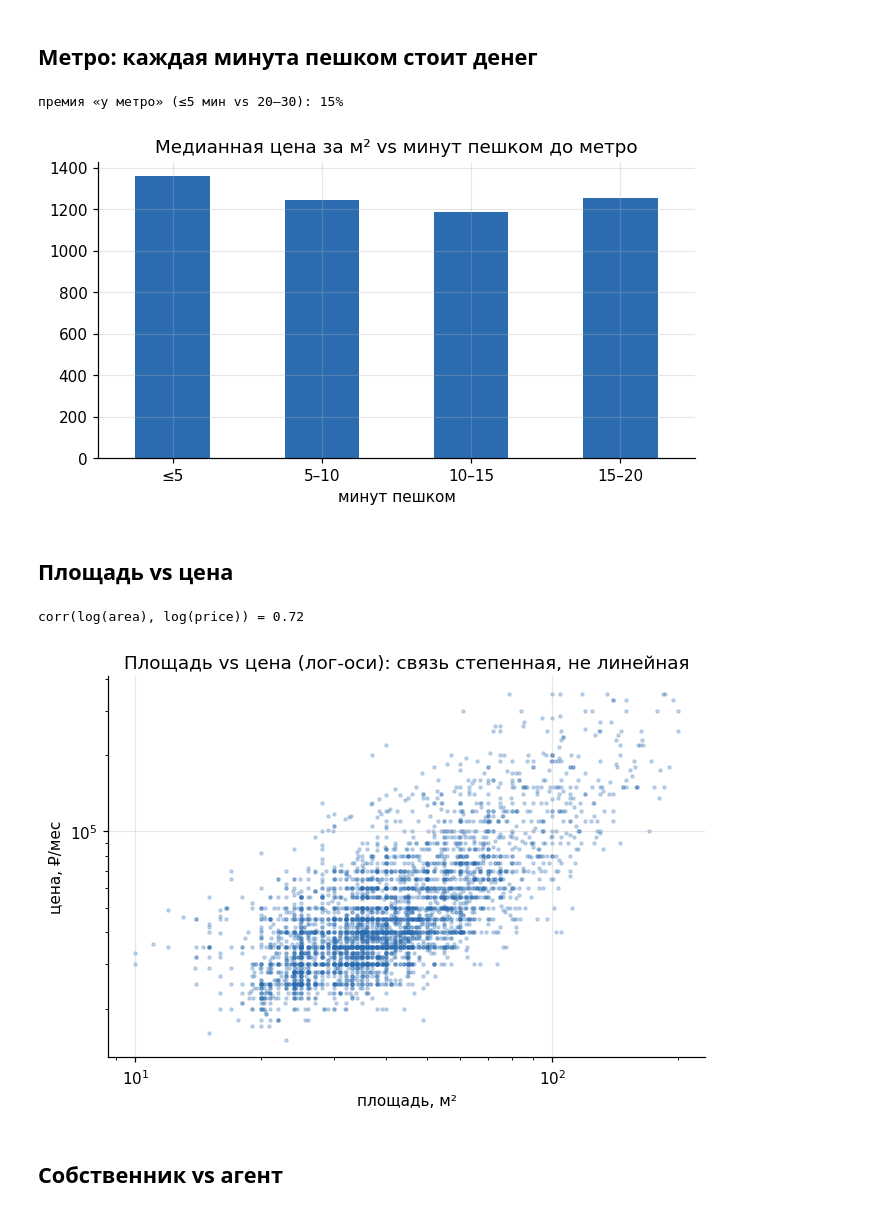
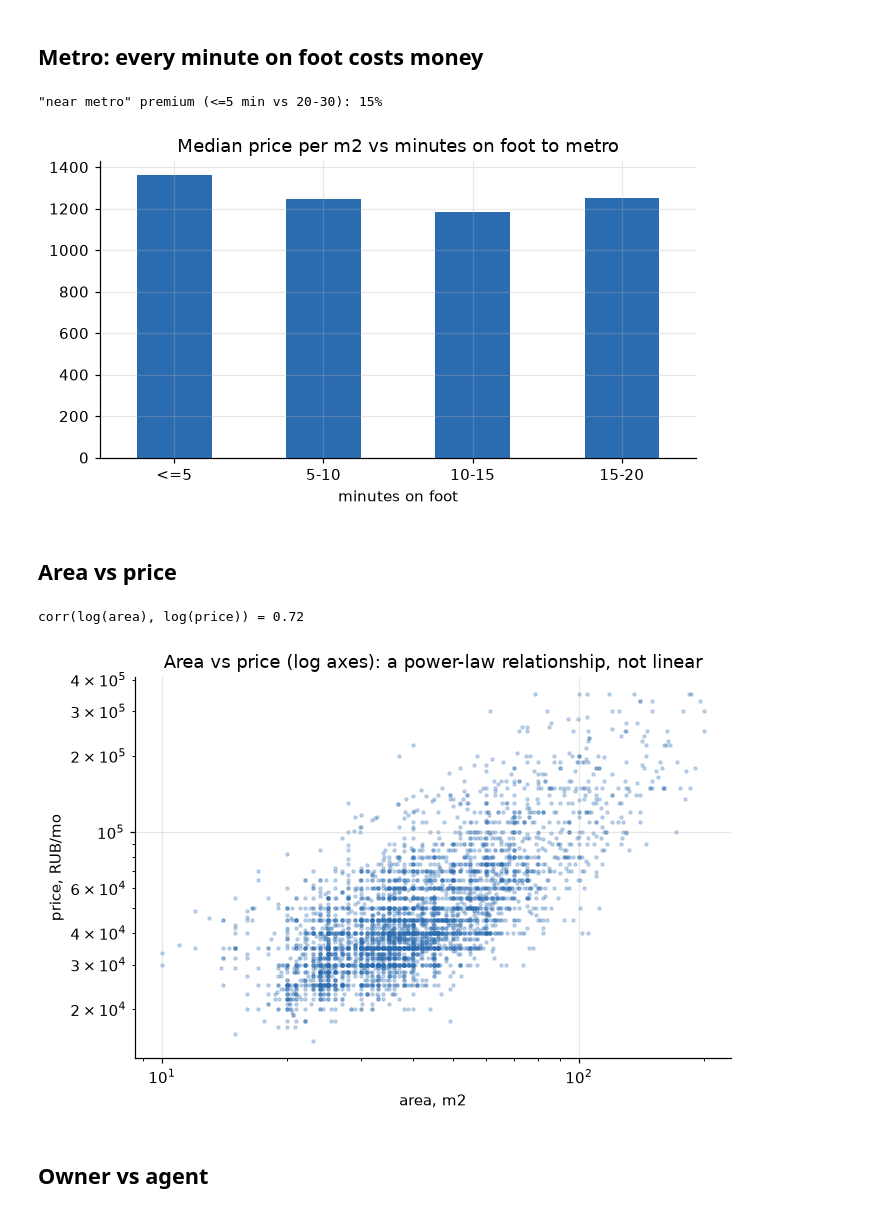
Before and after one commit to povarovf-star/spb-rent, a Jupyter notebook: notebooks/01_eda.ipynb, the cells around one changed output. Cells and saved outputs as stored; diff of their text form; code cells hidden in the pictures.

```diff
--- a/notebooks/01_eda.ipynb
+++ b/notebooks/01_eda.ipynb
@@ -101,33 +100,33 @@ for c in order:
 # %% [markdown]
-## Метро: каждая минута пешком стоит денег
+## Metro: every minute on foot costs money
 # %%
 walk = spb[(spb.metro_transport == 'walk') & spb.metro_time_min.notna()].copy()
 walk['bin'] = pd.cut(walk.metro_time_min, [0, 5, 10, 15, 20, 30, 60],
-                     labels=['≤5', '5–10', '10–15', '15–20', '20–30', '30+'])
+                     labels=['<=5', '5-10', '10-15', '15-20', '20-30', '30+'])
 g = walk.groupby('bin', observed=True).price_per_m2.median()
 fig, ax = plt.subplots(figsize=(7, 3.5))
 g.plot.bar(ax=ax, color=C, rot=0)
-ax.set_title('Медианная цена за м² vs минут пешком до метро')
-ax.set_xlabel('минут пешком')
-print('премия «у метро» (≤5 мин vs 20–30): %.0f%%' % ((g.iloc[0]/g.iloc[-2] - 1) * 100))
+ax.set_title('Median price per m2 vs minutes on foot to metro')
+ax.set_xlabel('minutes on foot')
+print('"near metro" premium (<=5 min vs 20-30): %.0f%%' % ((g.iloc[0]/g.iloc[-2] - 1) * 100))
 # %% [output]
-премия «у метро» (≤5 мин vs 20–30): 15%
+"near metro" premium (<=5 min vs 20-30): 15%
-[figure, old version]
+[figure, new version]
 # %% [markdown]
-## Площадь vs цена
+## Area vs price
 # %%
 fig, ax = plt.subplots(figsize=(7, 4.5))
 s = spb.sample(min(4000, len(spb)), random_state=42)
 ax.scatter(s.total_area, s.price, s=4, alpha=0.25, color=C)
 ax.set_yscale('log'); ax.set_xscale('log')
-ax.set_xlabel('площадь, м²'); ax.set_ylabel('цена, ₽/мес')
-ax.set_title('Площадь vs цена (лог-оси): связь степенная, не линейная')
+ax.set_xlabel('area, m2'); ax.set_ylabel('price, RUB/mo')
+ax.set_title('Area vs price (log axes): a power-law relationship, not linear')
 corr = np.corrcoef(np.log(spb.total_area), np.log(spb.price))[0, 1]
 print(f'corr(log(area), log(price)) = {corr:.2f}')
 # %% [output]
 corr(log(area), log(price)) = 0.72
-[figure, old version]
+[figure, new version]
 # %% [markdown]
-## Собственник vs агент
+## Owner vs agent
 # %%
 g = spb.groupby('is_by_homeowner').agg(
```
Also changed, not shown: parts of 12 cells of this notebook, 33 other files.
